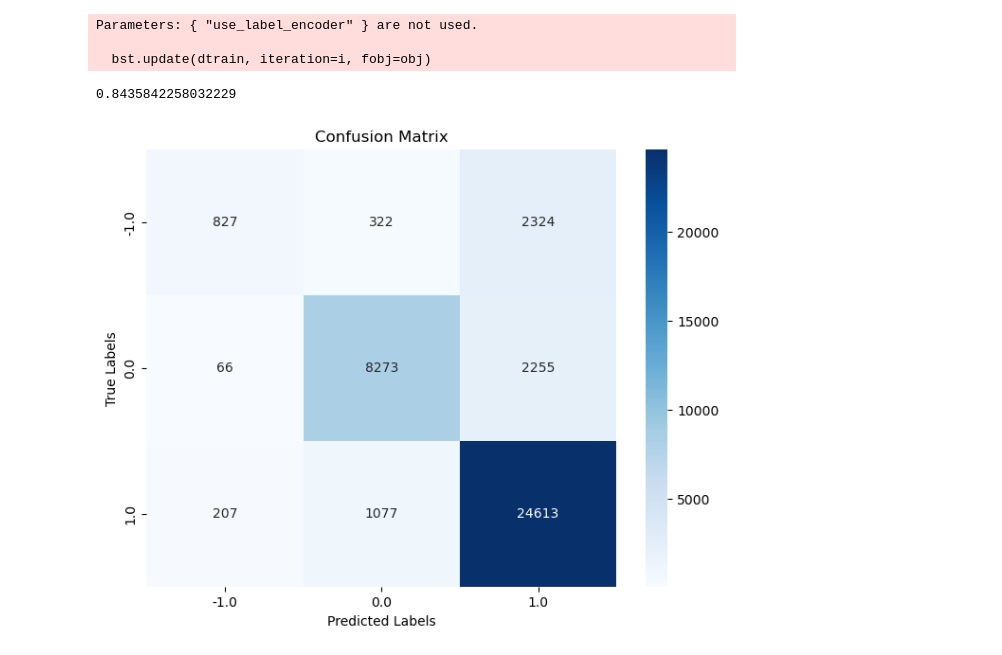
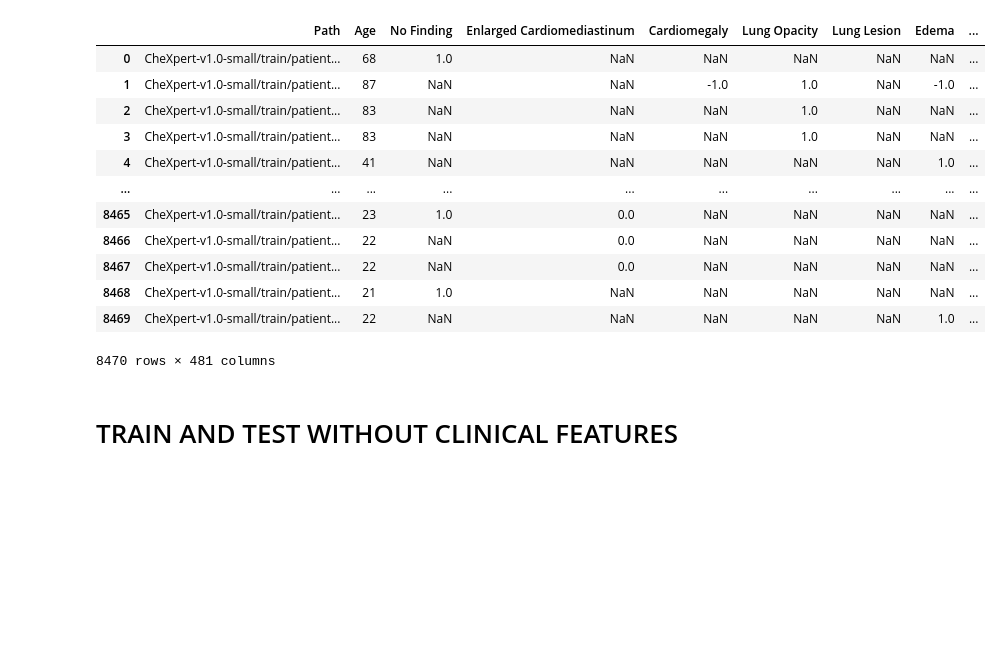
Before and after one commit to gazhds/Bachelor-Project, a Jupyter notebook: model_training.ipynb, the cells around one changed output. Drawn from its saved outputs; the diff is of its cells as text; code cells hidden in the pictures; blank space fills up the shorter version.

```diff
--- a/model_training.ipynb
+++ b/model_training.ipynb
@@ -14,7 +14,7 @@ from sklearn.metrics import accuracy_score, confusion_matrix
 from sklearn.impute import KNNImputer
 from sklearn.neighbors import KNeighborsClassifier
 # %%
-train_data = pd.read_csv('updated_train_data.csv')
+train_data = pd.read_csv('final_train_data.csv')
 # %%
 # One-hot encode the categorical columns
 train_data = pd.get_dummies(train_data, columns=['Sex'])
@@ -27,47 +23,16 @@ y = train_data['Pleural Effusion']
-# %%
-import xgboost as xgb
-from sklearn.model_selection import train_test_split
-from sklearn.metrics import accuracy_score
-from sklearn.preprocessing import LabelEncoder
-
-# Assuming you've already loaded and preprocessed your data
-X_train, X_test, y_train, y_test = train_test_split(X, y, test_size=0.3, random_state=42)
-
-encoder = LabelEncoder()
-y_train_encoded = encoder.fit_transform(y_train)
-y_test_encoded = encoder.transform(y_test)
-
-# Initialize XGBoost classifier
-model = xgb.XGBClassifier(use_label_encoder=False, eval_metric='logloss')
-
-# Train the model
-model.fit(X_train, y_train_encoded)
-
-# Make predictions
-y_pred = model.predict(X_test)
-
-# Evaluate the model
-accuracy = accuracy_score(y_test_encoded, y_pred)
-# %% [output]
-Parameters: { "use_label_encoder" } are not used.
-
-  bst.update(dtrain, iteration=i, fobj=obj)
-# %%
-accuracy
-# %% [output]
-0.8435842258032229
-# %%
-import matplotlib.pyplot as plt
-import seaborn as sns
-
-cm = confusion_matrix(y_test_encoded, y_pred)
-
-# Plot the confusion matrix
-plt.figure(figsize=(8, 6))
-sns.heatmap(cm, annot=True, fmt="d", cmap='Blues', xticklabels=encoder.classes_, yticklabels=encoder.classes_)
-plt.xlabel('Predicted Labels')
-plt.ylabel('True Labels')
-plt.title('Confusion Matrix')
-plt.show()
-# %% [output]
-[figure, removed]
+# %%
+train_data
+# %% [output]
+|  | Path | Age | No Finding | Enlarged Cardiomediastinum | Cardiomegaly | Lung Opacity | Lung Lesion | Edema | ... |
+| 0 | CheXpert-v1.0-small/train/patient... | 68 | 1.0 | NaN | NaN | NaN | NaN | NaN | ... |
+| 1 | CheXpert-v1.0-small/train/patient... | 87 | NaN | NaN | -1.0 | 1.0 | NaN | -1.0 | ... |
+| 2 | CheXpert-v1.0-small/train/patient... | 83 | NaN | NaN | NaN | 1.0 | NaN | NaN | ... |
+| 3 | CheXpert-v1.0-small/train/patient... | 83 | NaN | NaN | NaN | 1.0 | NaN | NaN | ... |
+| 4 | CheXpert-v1.0-small/train/patient... | 41 | NaN | NaN | NaN | NaN | NaN | 1.0 | ... |
+| ... | ... | ... | ... | ... | ... | ... | ... | ... | ... |
+| 8465 | CheXpert-v1.0-small/train/patient... | 23 | 1.0 | 0.0 | NaN | NaN | NaN | NaN | ... |
+| 8466 | CheXpert-v1.0-small/train/patient... | 22 | NaN | 0.0 | NaN | NaN | NaN | NaN | ... |
+| 8467 | CheXpert-v1.0-small/train/patient... | 22 | NaN | 0.0 | NaN | NaN | NaN | NaN | ... |
+| 8468 | CheXpert-v1.0-small/train/patient... | 21 | 1.0 | NaN | NaN | NaN | NaN | NaN | ... |
+| 8469 | CheXpert-v1.0-small/train/patient... | 22 | NaN | NaN | NaN | NaN | NaN | 1.0 | ... |
+8470 rows × 481 columns
@@ -73,0 +183,2 @@ plt.show()
+# %% [markdown]
+# TRAIN AND TEST WITHOUT CLINICAL FEATURES
```
Also changed, not shown: parts of 19 cells of this notebook.
